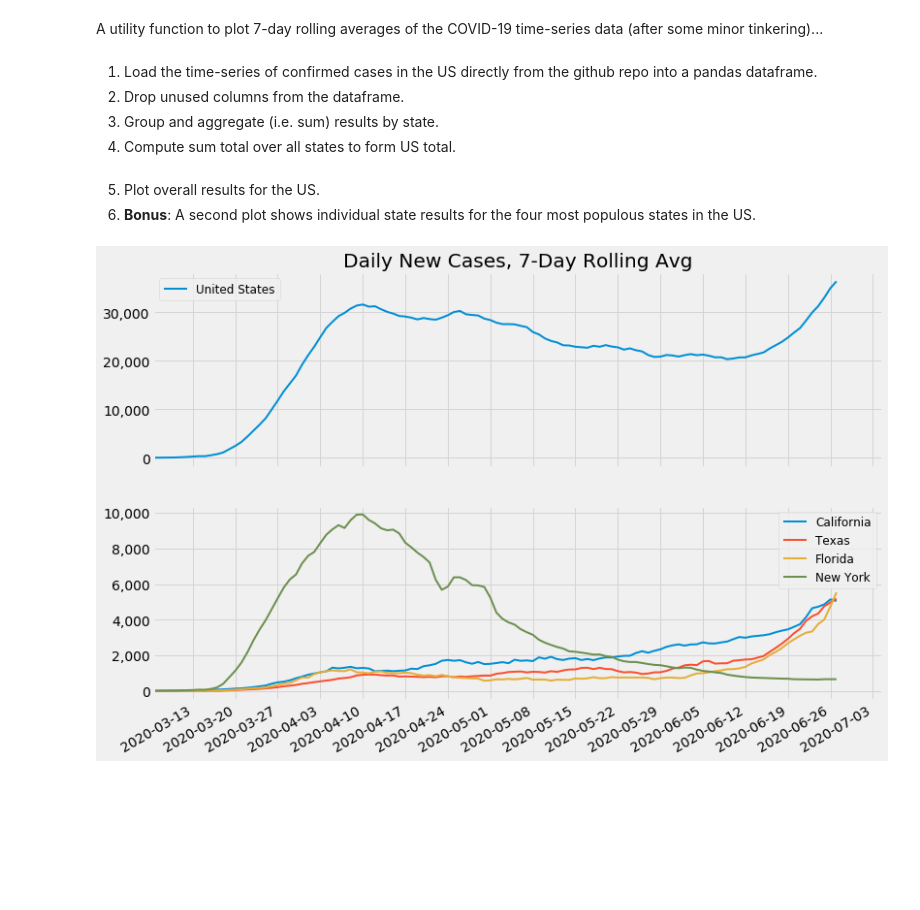
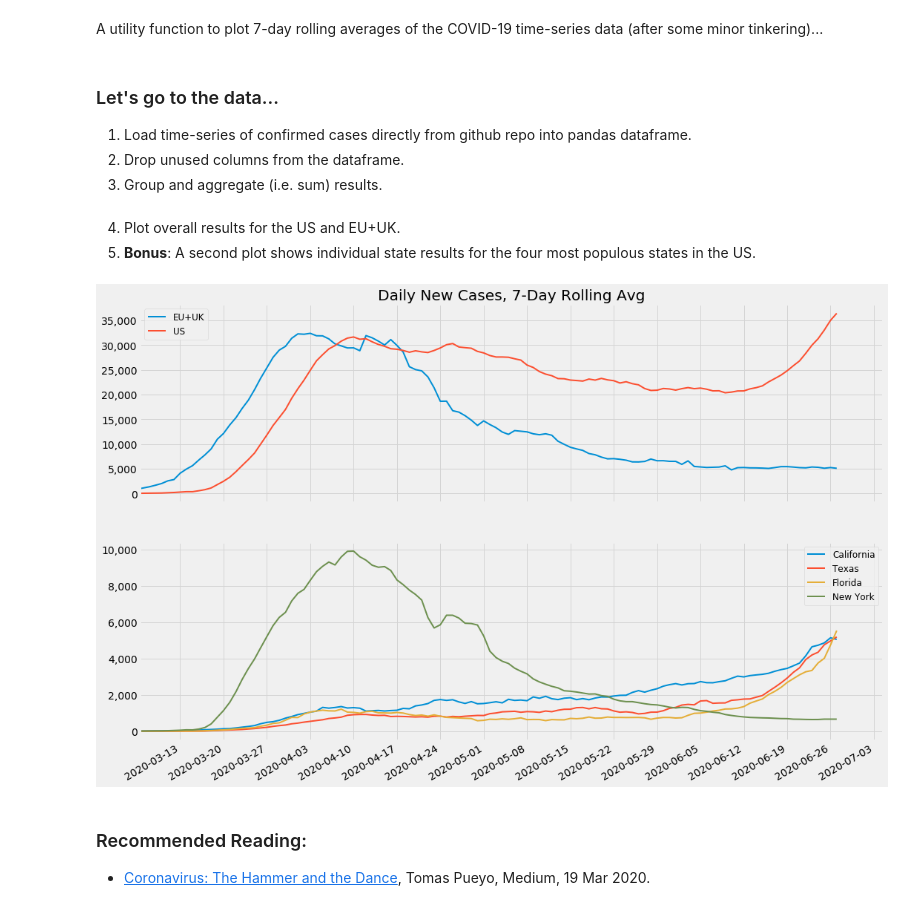
Before and after one commit to Miguel-O-Matic/Check-Pueyos-Prediction, a Jupyter notebook: pueyo.ipynb, the cells around one changed output. Drawn from its saved outputs; the diff is of its cells as text; code cells hidden in the pictures; blank space fills up the shorter version.

Commit message:
Added plot of EU+UK results.

```diff
--- a/pueyo.ipynb
+++ b/pueyo.ipynb
@@ -26,7 +26,7 @@ import pandas as pd
 # %% [markdown]
 A utility function to plot 7-day rolling averages of the COVID-19 time-series data (after some minor tinkering)...
 # %%
-def plotRollingAvg(df, ax, names, title):
+def plotRollingAvg(df, ax, names, title, logscale=False):
     for name in names:
         ax.plot(pd.to_datetime(df.loc[name].index),
                 df.loc[name].diff().rolling(window=7).mean(),
@@ -40,6 +40,8 @@ def plotRollingAvg(df, ax, names, title):
     ax.xaxis.set_major_formatter(mdates.DateFormatter('%Y-%m-%d'))
     plt.setp(ax.get_xticklabels(), rotation=30, horizontalalignment='right')
 
+    if logscale:
+        ax.set_yscale('log')
     ax.yaxis.set_major_formatter(mticker.StrMethodFormatter('{x:,.0f}'))
     ax.yaxis.set_minor_locator(plt.NullLocator())
 
@@ -48,7 +50,7 @@ def plotRollingAvg(df, ax, names, title):
         ax.title.set_text(title+', 7-Day Rolling Avg')
     ax.grid(color='#d4d4d4')
 # %% [markdown]
-1. Load the time-series of confirmed cases in the US directly from the github repo into a pandas dataframe.
+### Let's go to the data...
+1. Load time-series of confirmed cases directly from github repo into pandas dataframe.
 2. Drop unused columns from the dataframe.
-3. Group and aggregate (i.e. sum) results by state.
-4. Compute sum total over all states to form US total.
+3. Group and aggregate (i.e. sum) results.
@@ -65,12 +57,40 @@ df_cases.loc['United States',:] = df_cases.sum(axis=0)
+# %%
+# Load global time-series so we can compare US vs EU
+df_global = pd.read_csv(
+    ('https://raw.githubusercontent.com/CSSEGISandData/COVID-19/master/'
+     'csse_covid_19_data/csse_covid_19_time_series/'
+     'time_series_covid19_confirmed_global.csv'))
+df_global = df_global.drop(columns=['Province/State','Lat', 'Long'])
+df_global = df_global.groupby('Country/Region').agg('sum')
+# Add row for EU totals
+eu = ['Austria', 'Belgium', 'Bulgaria', 'Croatia', 'Cyprus', 'Czechia', 'Denmark', 'Estonia', 'Finland', 'France',
+      'Germany', 'Greece', 'Hungary', 'Ireland', 'Italy', 'Latvia', 'Lithuania', 'Luxembourg', 'Malta', 'Netherlands',
+      'Poland', 'Portugal', 'Romania', 'Slovakia', 'Slovenia', 'Spain', 'Sweden', 'United Kingdom']
+df_global.loc['EU+UK',:] = df_global.loc[eu].sum()
+
+# Load US data so we can look at the four most populous states
+df_us = pd.read_csv(
+    ('https://raw.githubusercontent.com/CSSEGISandData/COVID-19/master/'
+     'csse_covid_19_data/csse_covid_19_time_series/'
+     'time_series_covid19_confirmed_US.csv'))
+df_us = df_us.drop(columns=[
+    'UID', 'iso2', 'iso3', 'code3', 'FIPS',
+    'Admin2', 'Country_Region','Lat', 'Long_'])
+df_us = df_us.groupby('Province_State').agg('sum')
+# Add row for US total (not needed or used)
+df_us.loc['United States',:] = df_us.sum(axis=0)
 # %% [markdown]
-5. Plot overall results for the US.
-6. **Bonus**: A second plot shows individual state results for the four most populous states in the US.
+4. Plot overall results for the US and EU+UK.
+5. **Bonus**: A second plot shows individual state results for the four most populous states in the US.
 # %%
 plt.style.use('fivethirtyeight')
-fig, (ax1, ax2) = plt.subplots(2,1,figsize=(12, 9))
-plotRollingAvg(df_cases, ax1, ['United States'], 'Daily New Cases')
+fig, (ax1, ax2) = plt.subplots(2,1,figsize=(16, 12))
+plotRollingAvg(df_global, ax1, ['EU+UK', 'US'], 'Daily New Cases')
 states = ['California', 'Texas', 'Florida', 'New York']
-plotRollingAvg(df_cases, ax2, states, '')
+plotRollingAvg(df_us, ax2, states, '')
 fig.autofmt_xdate()
 # %% [output]
-[figure, old version]
+[figure, new version]
+# %% [markdown]
+### Recommended Reading:
+- [Coronavirus: The Hammer and the Dance](https://medium.com/@tomaspueyo/coronavirus-the-hammer-and-the-dance-be9337092b56), Tomas Pueyo, Medium, 19 Mar 2020.
```
Also changed, not shown: parts of 1 cell of this notebook.
